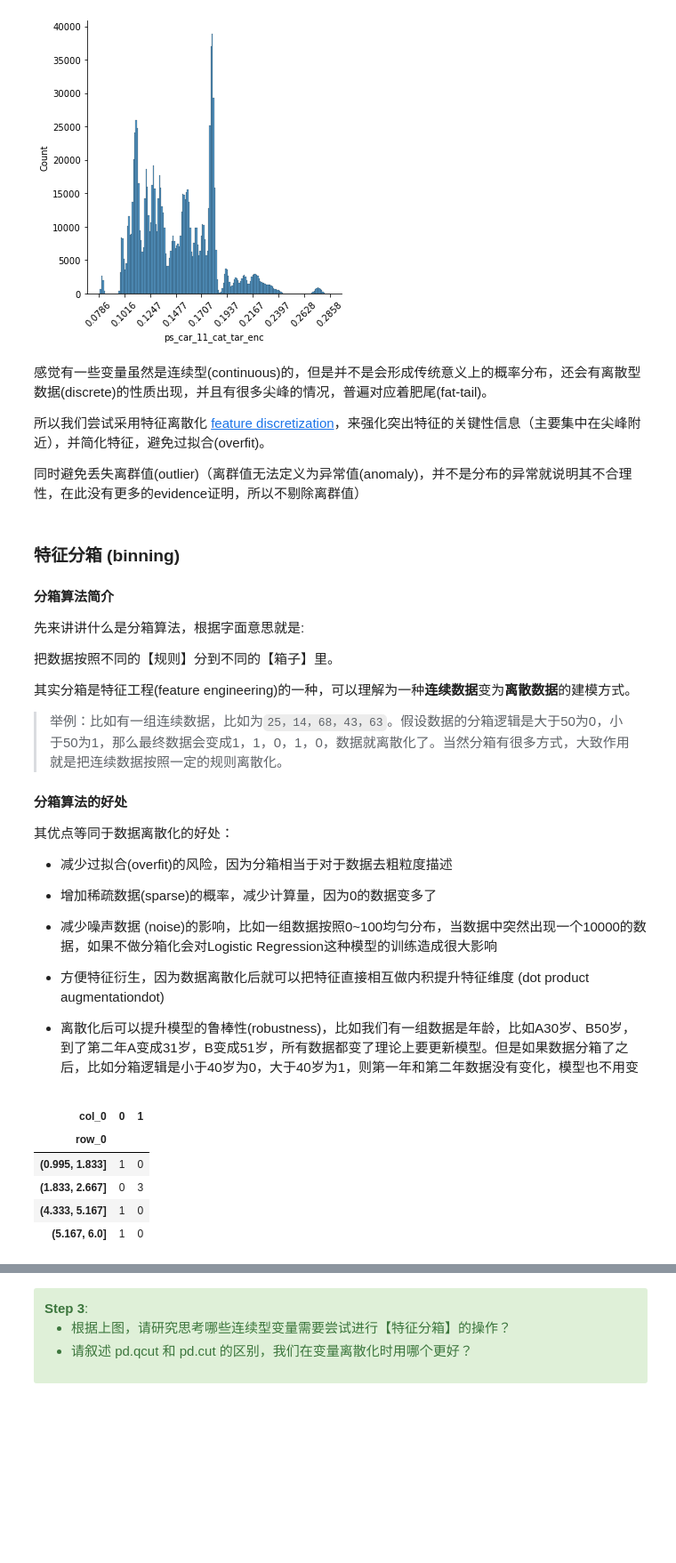
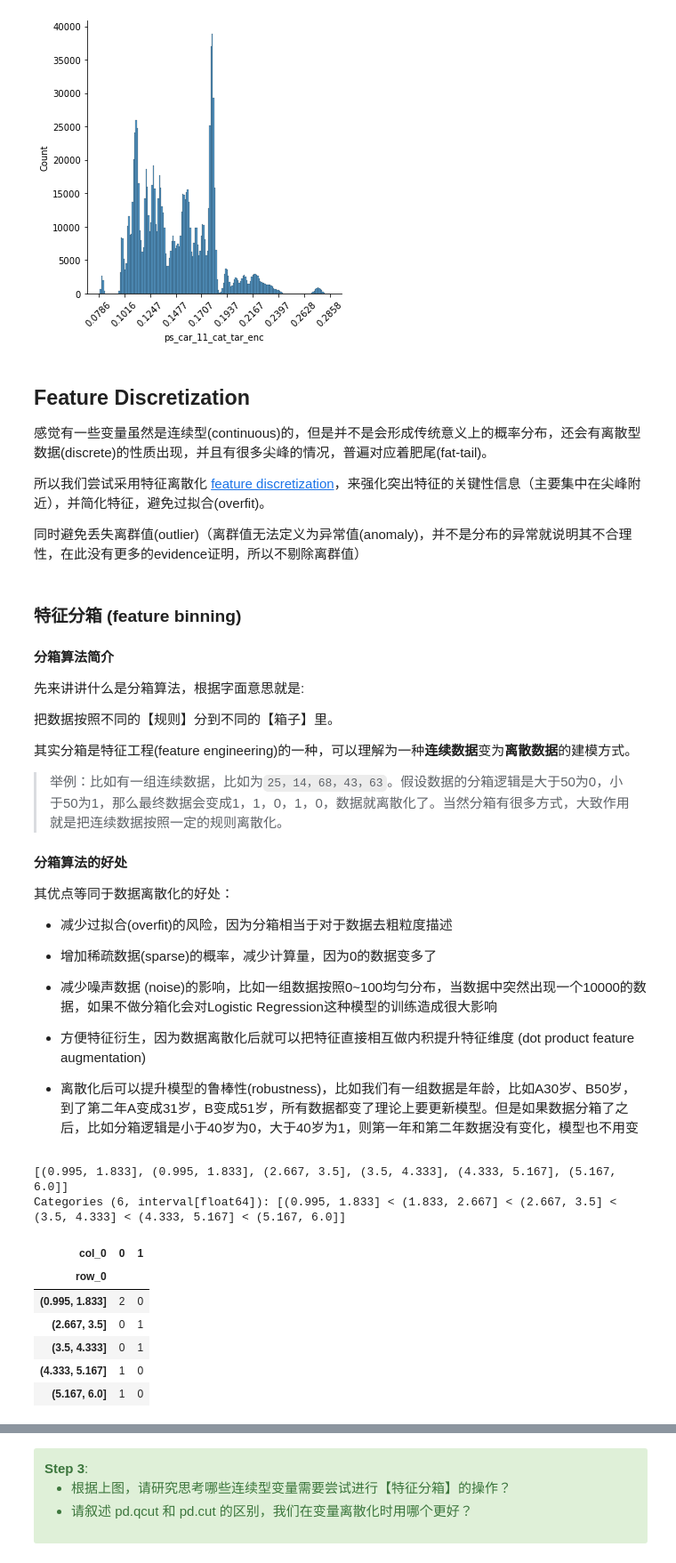
Before and after one commit to nichowu/Porto-Seguro-Safe-Driver-Prediction, a Jupyter notebook: Phase4_Feature_Engineering&Modelling.ipynb, the cells around one changed output, grey strips where cells are left out. Shown: that part at 89% size. Cells and saved outputs as stored; diff of their text form; code cells hidden in the pictures; blank space fills up the shorter version.

Commit message:
feature binning function

```diff
--- a/Phase4_Feature_Engineering&Modelling.ipynb
+++ b/Phase4_Feature_Engineering&Modelling.ipynb
@@ -255,13 +260,15 @@ for col in continuous_cols:
 [figure]
 [figure]
 # %% [markdown]
+## Feature Discretization
+
 感觉有一些变量虽然是连续型(continuous)的，但是并不是会形成传统意义上的概率分布，还会有离散型数据(discrete)的性质出现，并且有很多尖峰的情况，普遍对应着肥尾(fat-tail)。
 
 所以我们尝试采用特征离散化 [feature discretization](https://scikit-learn.org/stable/auto_examples/preprocessing/plot_discretization_classification.html#:~:text=Feature%20discretization%20decomposes%20each%20feature,though%20the%20classifier%20is%20linear.https://scikit-learn.org/stable/auto_examples/preprocessing/plot_discretization_classification.html#:~:text=Feature%20discretization%20decomposes%20each%20feature,though%20the%20classifier%20is%20linear)，来强化突出特征的关键性信息（主要集中在尖峰附近），并简化特征，避免过拟合(overfit)。
 
 同时避免丢失离群值(outlier)（离群值无法定义为异常值(anomaly)，并不是分布的异常就说明其不合理性，在此没有更多的evidence证明，所以不剔除离群值）
 # %% [markdown]
-### 特征分箱 (binning)
+### 特征分箱 (feature binning)
 
 
 #### 分箱算法简介
@@ -278,6 +285,7 @@ for col in continuous_cols:
 
 
 
+
 #### 分箱算法的好处
 
 其优点等同于数据离散化的好处：
@@ -288,19 +296,25 @@ for col in continuous_cols:
 
 - 减少噪声数据 (noise)的影响，比如一组数据按照0~100均匀分布，当数据中突然出现一个10000的数据，如果不做分箱化会对Logistic Regression这种模型的训练造成很大影响
 
-- 方便特征衍生，因为数据离散化后就可以把特征直接相互做内积提升特征维度 (dot product augmentationdot)
+- 方便特征衍生，因为数据离散化后就可以把特征直接相互做内积提升特征维度 (dot product feature augmentation)
 
 - 离散化后可以提升模型的鲁棒性(robustness)，比如我们有一组数据是年龄，比如A30岁、B50岁，到了第二年A变成31岁，B变成51岁，所有数据都变了理论上要更新模型。但是如果数据分箱了之后，比如分箱逻辑是小于40岁为0，大于40岁为1，则第一年和第二年数据没有变化，模型也不用变
 # %%
-fb = pd.cut(np.array([1, 2,2,2,5,6]), 6)
-pd.crosstab(fb, np.array([0,1,1,1,0,0])) #create a frequency table
+fb = pd.cut(np.array([1, 1,3,4,5,6]), 6)
 #return 第一行： input value对应的bin range
 #return 第二行： calculated bin range
+fb
 # %% [output]
-| col_0 | 0 | 1 |
-| row_0 |  |  |
-| (0.995, 1.833] | 1 | 0 |
-| (1.833, 2.667] | 0 | 3 |
-| (4.333, 5.167] | 1 | 0 |
-| (5.167, 6.0] | 1 | 0 |
+[(0.995, 1.833], (0.995, 1.833], (2.667, 3.5], (3.5, 4.333], (4.333, 5.167], (5.167, 6.0]]
+Categories (6, interval[float64]): [(0.995, 1.833] < (1.833, 2.667] < (2.667, 3.5] < (3.5, 4.333] < (4.333, 5.167] < (5.167, 6.0]]
+# %%
+pd.crosstab(fb, np.array([0,0,1,1,0,0])) #create a frequency table
+# %% [output]
+| col_0 | 0 | 1 |
+| row_0 |  |  |
+| (0.995, 1.833] | 2 | 0 |
+| (2.667, 3.5] | 0 | 1 |
+| (3.5, 4.333] | 0 | 1 |
+| (4.333, 5.167] | 1 | 0 |
+| (5.167, 6.0] | 1 | 0 |
 # %%
```
Also changed, not shown: parts of 8 cells of this notebook.
